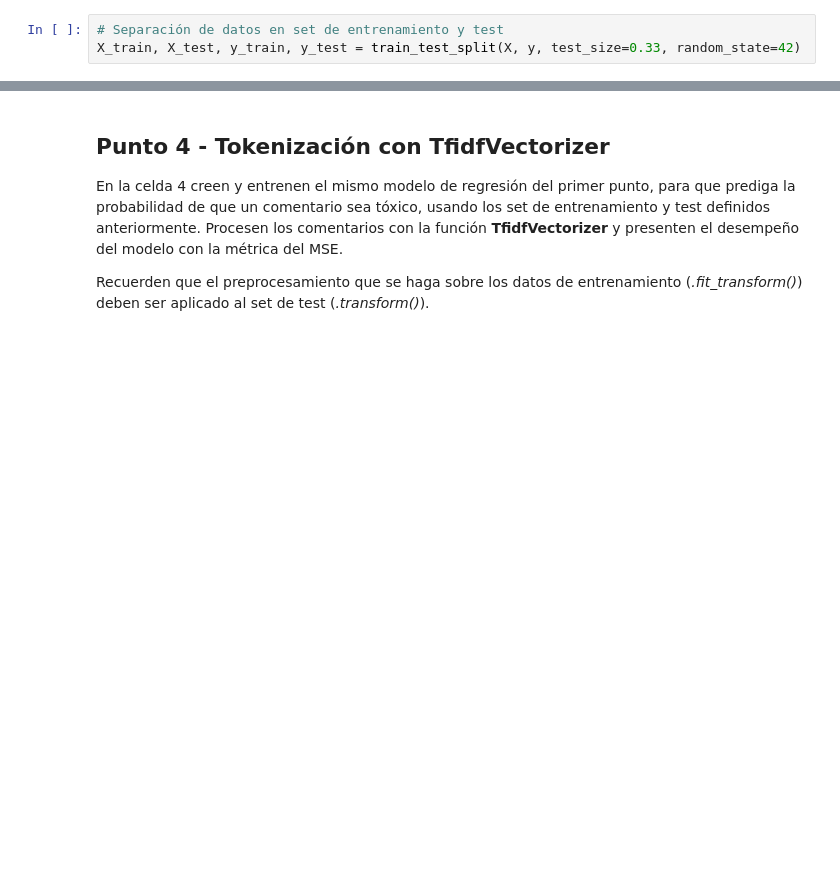
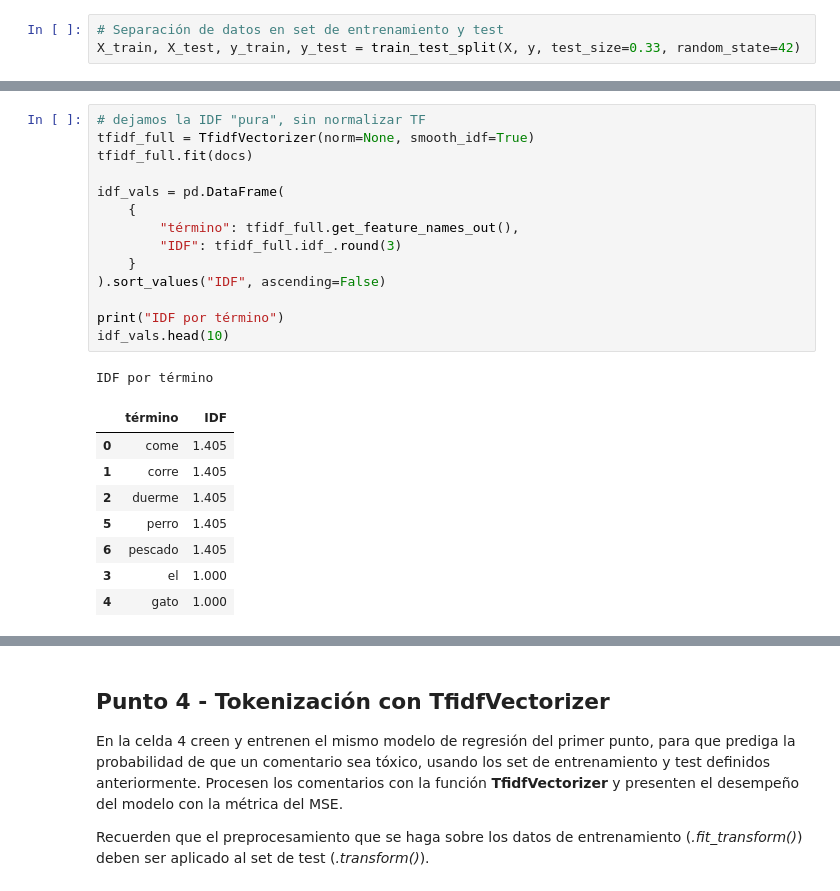
Before and after one commit to will89pinilla/MIAD_ML_NLP_2025_OWN, a Jupyter notebook: Semana 4/S4TC1_Tokenizacion.ipynb, the cells around one changed output, grey strips where cells are left out. Cells and saved outputs as stored; diff of their text form; blank space fills up the shorter version.

```diff
--- a/Semana 4/S4TC1_Tokenizacion.ipynb
+++ b/Semana 4/S4TC1_Tokenizacion.ipynb
@@ -68,0 +247,24 @@ Investigen sobre la función TfidfVectorizer. En la celda de texto 3, expliquen
+# %%
+# dejamos la IDF "pura", sin normalizar TF
+tfidf_full = TfidfVectorizer(norm=None, smooth_idf=True)
+tfidf_full.fit(docs)
+
+idf_vals = pd.DataFrame(
+    {
+        "término": tfidf_full.get_feature_names_out(),
+        "IDF": tfidf_full.idf_.round(3)
+    }
+).sort_values("IDF", ascending=False)
+
+print("IDF por término")
+idf_vals.head(10)
+# %% [output]
+IDF por término
+|  | término | IDF |
+| 0 | come | 1.405 |
+| 1 | corre | 1.405 |
+| 2 | duerme | 1.405 |
+| 5 | perro | 1.405 |
+| 6 | pescado | 1.405 |
+| 3 | el | 1.000 |
+| 4 | gato | 1.000 |
```
Also changed, not shown: parts of 57 cells of this notebook, 2 other files.
